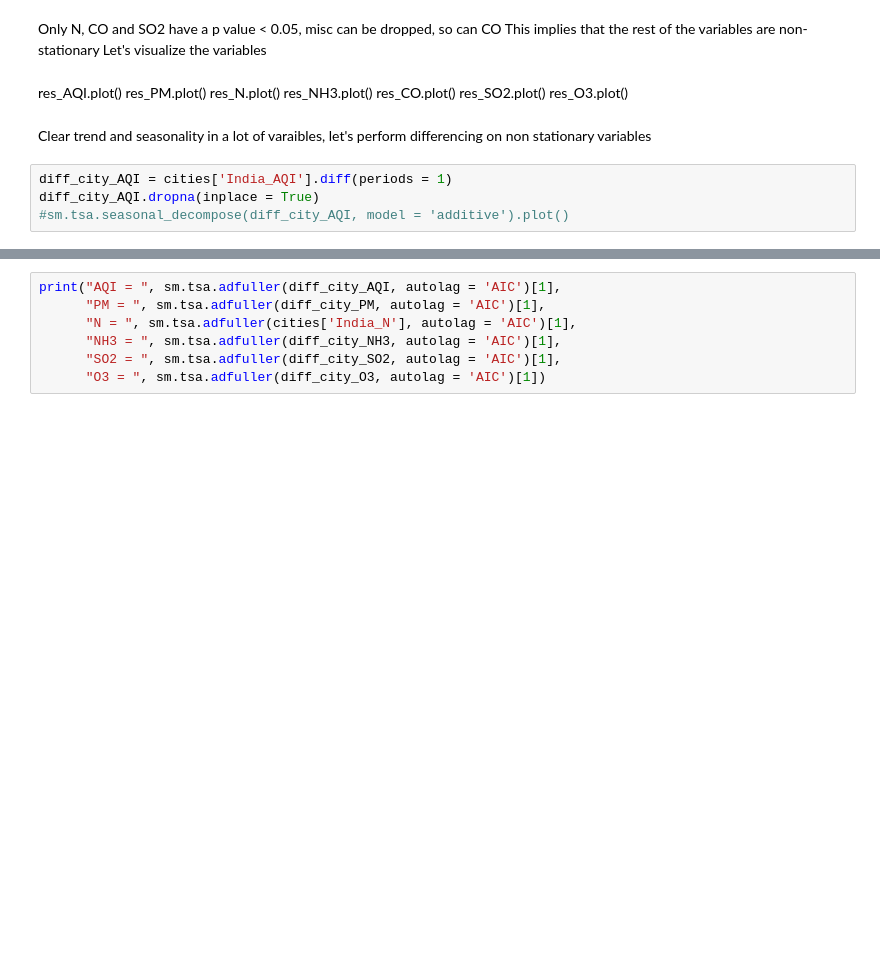
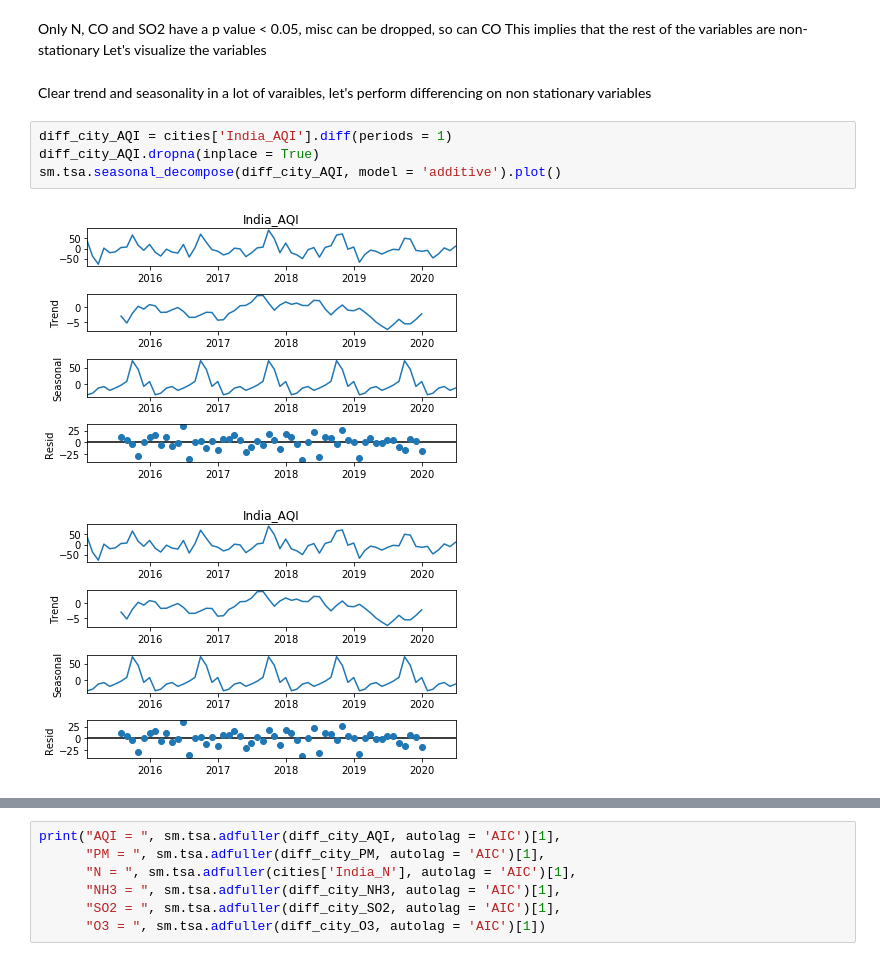
Before and after one commit to Anagha-hm/Air-quality-data-analysis-DA, a Jupyter notebook: SARIMA_Model.ipynb, the cells around one changed output, grey strips where cells are left out. Cells and saved outputs as stored; diff of their text form; blank space fills up the shorter version.

```diff
--- a/SARIMA_Model.ipynb
+++ b/SARIMA_Model.ipynb
@@ -79,20 +85,15 @@ Only N, CO and SO2 have a p value < 0.05,
 misc can be dropped, so can CO
 This implies that the rest of the variables are non-stationary
 Let's visualize the variables
-# %% [markdown]
-res_AQI.plot()
-res_PM.plot()
-res_N.plot()
-res_NH3.plot()
-res_CO.plot()
-res_SO2.plot()
-res_O3.plot()
 # %% [markdown]
 Clear trend and seasonality in a lot of varaibles, let's perform differencing on non stationary variables
 # %%
 diff_city_AQI = cities['India_AQI'].diff(periods = 1)
 diff_city_AQI.dropna(inplace = True)
-#sm.tsa.seasonal_decompose(diff_city_AQI, model = 'additive').plot()
+sm.tsa.seasonal_decompose(diff_city_AQI, model = 'additive').plot()
+# %% [output]
+[figure, added]
+[figure, added]
 # %%
 diff_city_PM = cities['India_PM'].diff(periods = 1)
 diff_city_PM.dropna(inplace = True)
```
Also changed, not shown: parts of 8 cells of this notebook.
